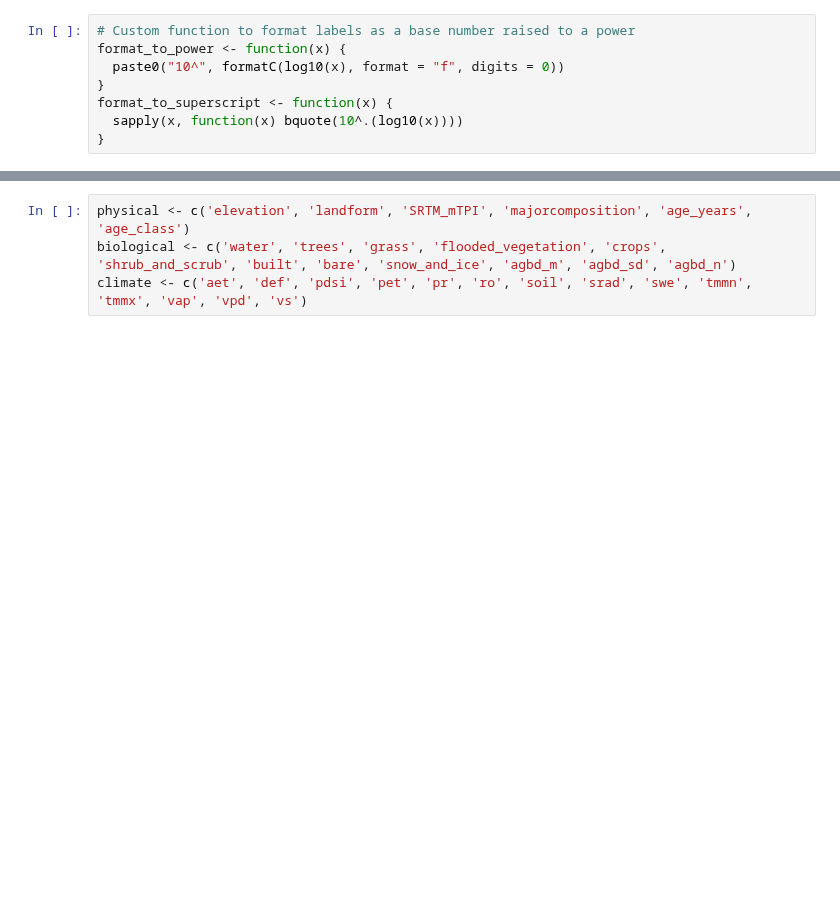
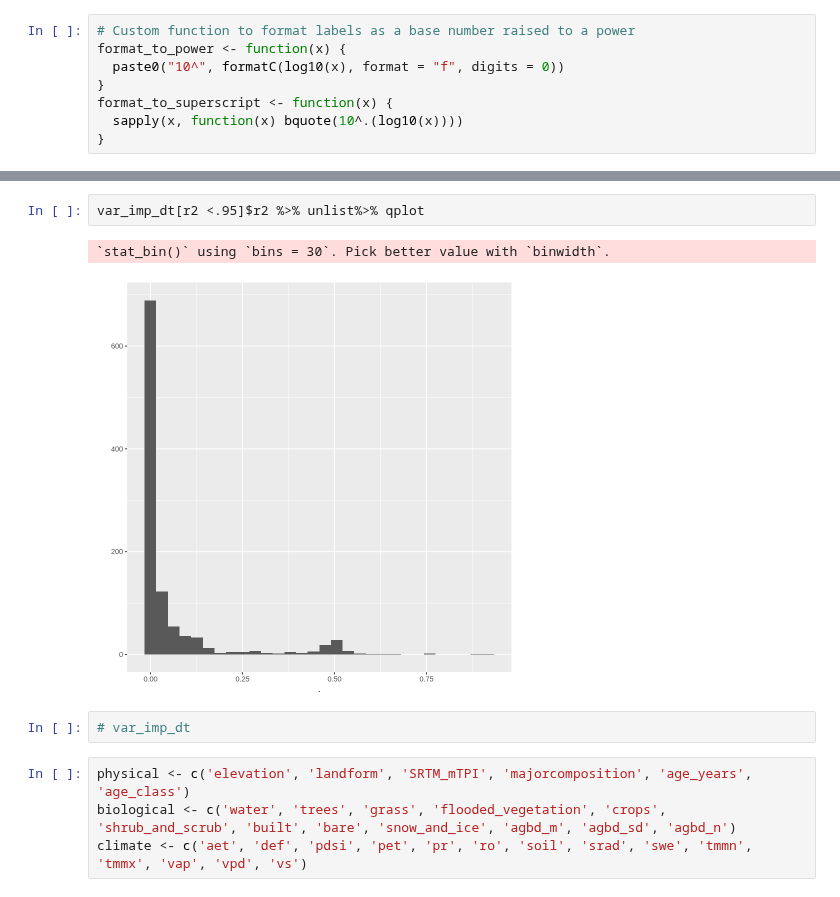
Before and after one commit to seismosmsr/hawaii_soils, a Jupyter notebook: Hawaii_Soils_Analysis.ipynb, the cells around one changed output, grey strips where cells are left out. Saved outputs shown, nothing was run; the diff lists cells and outputs as text; blank space fills up the shorter version.

```diff
--- a/Hawaii_Soils_Analysis.ipynb
+++ b/Hawaii_Soils_Analysis.ipynb
@@ -467,3 +526,10 @@ Warning message in summary.lm(lm(SOC_Mg_Ha ~ x, data = .SD)):
+# %%
+var_imp_dt[r2 <.95]$r2 %>% unlist%>% qplot
+# %% [output]
+`stat_bin()` using `bins = 30`. Pick better value with `binwidth`.
+[figure, added]
+# %%
+# var_imp_dt
 # %%
 physical <- c('elevation', 'landform', 'SRTM_mTPI', 'majorcomposition', 'age_years', 'age_class')
 biological <- c('water', 'trees', 'grass', 'flooded_vegetation', 'crops', 'shrub_and_scrub', 'built', 'bare', 'snow_and_ice', 'agbd_m', 'agbd_sd', 'agbd_n')
```
Also changed, not shown: parts of 37 cells of this notebook.
